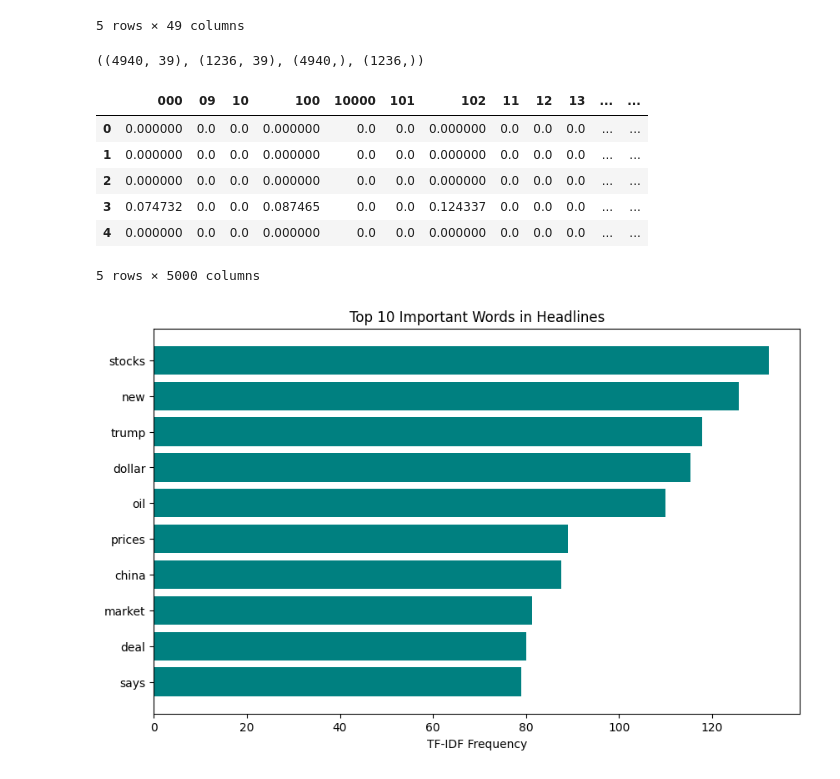
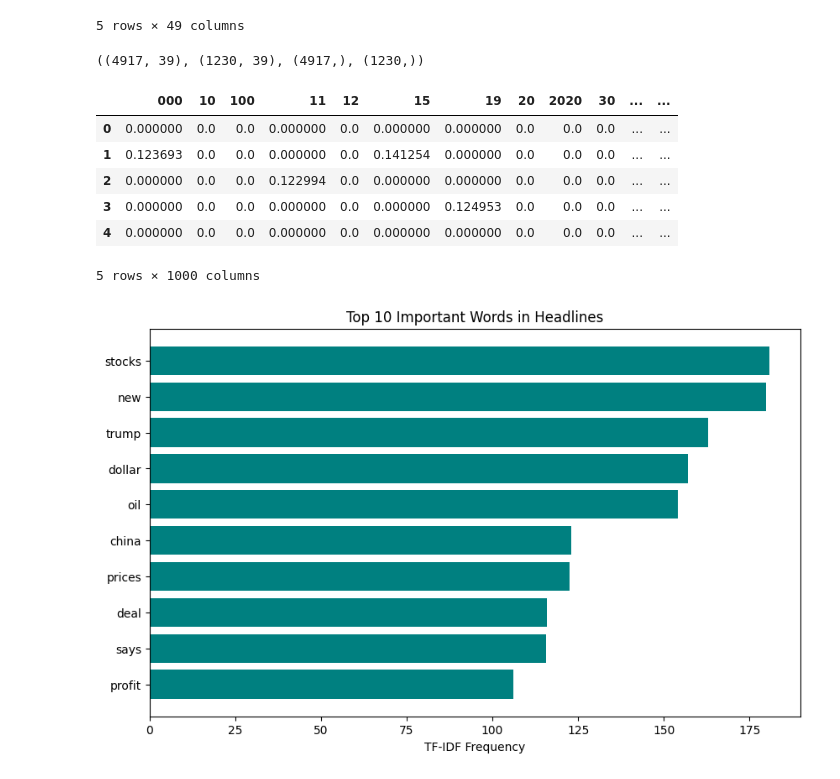
Before and after one commit to JoseEdSouza/machine-learning-works, a Jupyter notebook: eda.ipynb, the cells around one changed output. Saved outputs shown, nothing was run; the diff lists cells and outputs as text; code cells hidden in the pictures.

```diff
--- a/eda.ipynb
+++ b/eda.ipynb
@@ -131,7 +131,7 @@ gold[price_cols].corr()
 | open | 0.999906 | 0.999872 | 1.000000 | 0.999804 |
 | close | 0.999891 | 0.999916 | 0.999804 | 1.000000 |
 # %%
-gold["tomorrow_close"] = gold["close"].shift(-1)
+gold["tomorrow_close"] = gold["close"].shift(-30)
 gold = gold.dropna(subset=["tomorrow_close"])  # Remove last row with NaN
 gold.head()
 # %% [output]
@@ -231,7 +231,7 @@ X_train, X_test, y_train, y_test = train_test_split(
 )
 X_train.shape, X_test.shape, y_train.shape, y_test.shape
 # %% [output]
-((4940, 39), (1236, 39), (4940,), (1236,))
+((4917, 39), (1230, 39), (4917,), (1230,))
 # %%
 # X_train = X_train.reset_index(drop=True)
 # X_test = X_test.reset_index(drop=True)
@@ -239,20 +239,22 @@ X_train.shape, X_test.shape, y_train.shape, y_test.shape
 # y_train = y_train.reset_index(drop=True)
 # y_test = y_test.reset_index(drop=True)
 # %%
-vectorizer = TfidfVectorizer(stop_words="english", max_features=5000)
-vectorized = vectorizer.fit_transform(X_train["headlines"])
+vectorizer = TfidfVectorizer(
+    stop_words="english", max_features=1000, ngram_range=(1, 2), min_df=5, max_df=0.8
+)
+tfidf_vectorized_matrix = vectorizer.fit_transform(X_train["headlines"])
 TfidfMatrix = pd.DataFrame(
-    vectorized.toarray(), columns=vectorizer.get_feature_names_out()
+    tfidf_vectorized_matrix.toarray(), columns=vectorizer.get_feature_names_out()
 )  # type: ignore
 TfidfMatrix.head()
 # %% [output]
-|  | 000 | 09 | 10 | 100 | 10000 | 101 | 102 | 11 | 12 | 13 | ... | ... |
-| 0 | 0.000000 | 0.0 | 0.0 | 0.000000 | 0.0 | 0.0 | 0.000000 | 0.0 | 0.0 | 0.0 | ... | ... |
-| 1 | 0.000000 | 0.0 | 0.0 | 0.000000 | 0.0 | 0.0 | 0.000000 | 0.0 | 0.0 | 0.0 | ... | ... |
-| 2 | 0.000000 | 0.0 | 0.0 | 0.000000 | 0.0 | 0.0 | 0.000000 | 0.0 | 0.0 | 0.0 | ... | ... |
-| 3 | 0.074732 | 0.0 | 0.0 | 0.087465 | 0.0 | 0.0 | 0.124337 | 0.0 | 0.0 | 0.0 | ... | ... |
-| 4 | 0.000000 | 0.0 | 0.0 | 0.000000 | 0.0 | 0.0 | 0.000000 | 0.0 | 0.0 | 0.0 | ... | ... |
+|  | 000 | 10 | 100 | 11 | 12 | 15 | 19 | 20 | 2020 | 30 | ... | ... |
+| 0 | 0.000000 | 0.0 | 0.0 | 0.000000 | 0.0 | 0.000000 | 0.000000 | 0.0 | 0.0 | 0.0 | ... | ... |
+| 1 | 0.123693 | 0.0 | 0.0 | 0.000000 | 0.0 | 0.141254 | 0.000000 | 0.0 | 0.0 | 0.0 | ... | ... |
+| 2 | 0.000000 | 0.0 | 0.0 | 0.122994 | 0.0 | 0.000000 | 0.000000 | 0.0 | 0.0 | 0.0 | ... | ... |
+| 3 | 0.000000 | 0.0 | 0.0 | 0.000000 | 0.0 | 0.000000 | 0.124953 | 0.0 | 0.0 | 0.0 | ... | ... |
+| 4 | 0.000000 | 0.0 | 0.0 | 0.000000 | 0.0 | 0.000000 | 0.000000 | 0.0 | 0.0 | 0.0 | ... | ... |
-5 rows × 5000 columns
+5 rows × 1000 columns
 # %%
 sum_words = TfidfMatrix.sum(axis=0)
 words_freq = [
@@ -273,7 +275,7 @@ plt.title(f"Top {top_n} Important Words in Headlines")
 plt.gca().invert_yaxis()  # To have the highest bar at the top
 plt.show()
 # %% [output]
-[figure, old version]
+[figure, new version]
 # %%
 def contain_word(series: pd.Series, word: str) -> pd.Series:
     """
```
Also changed, not shown: parts of 13 cells of this notebook, 1 other file.
